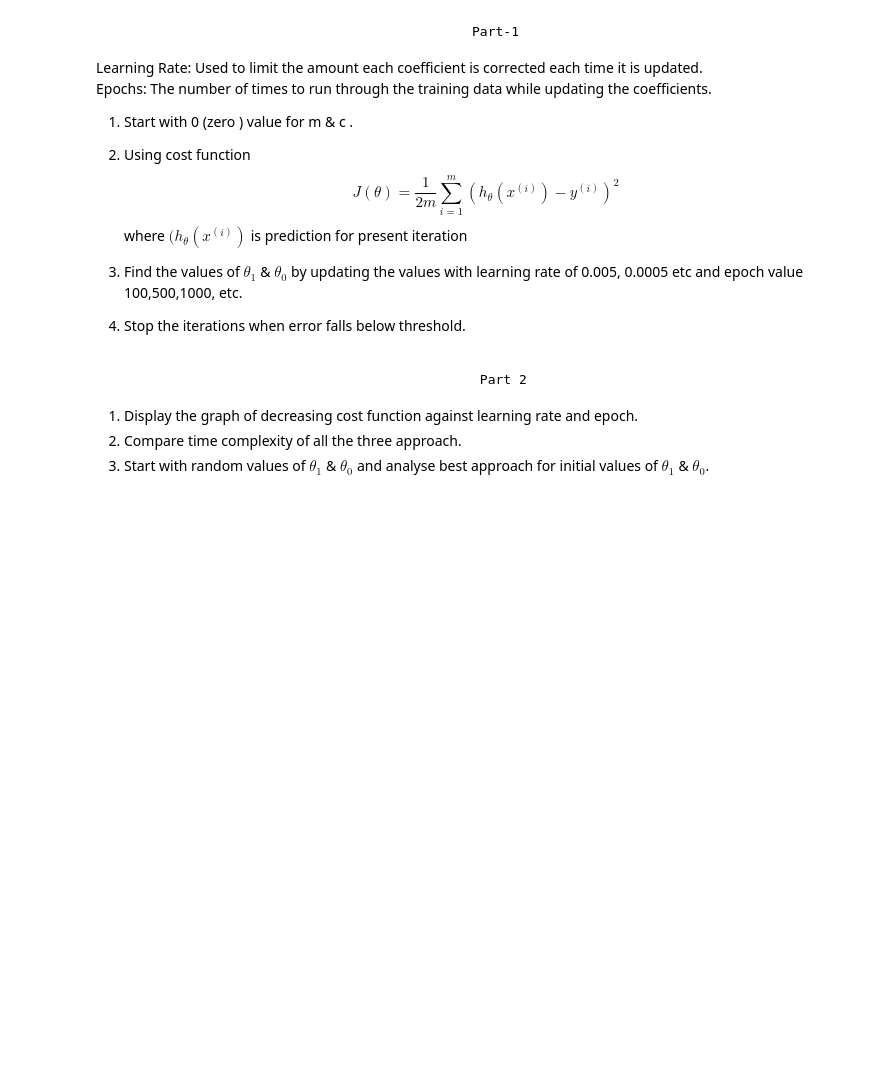
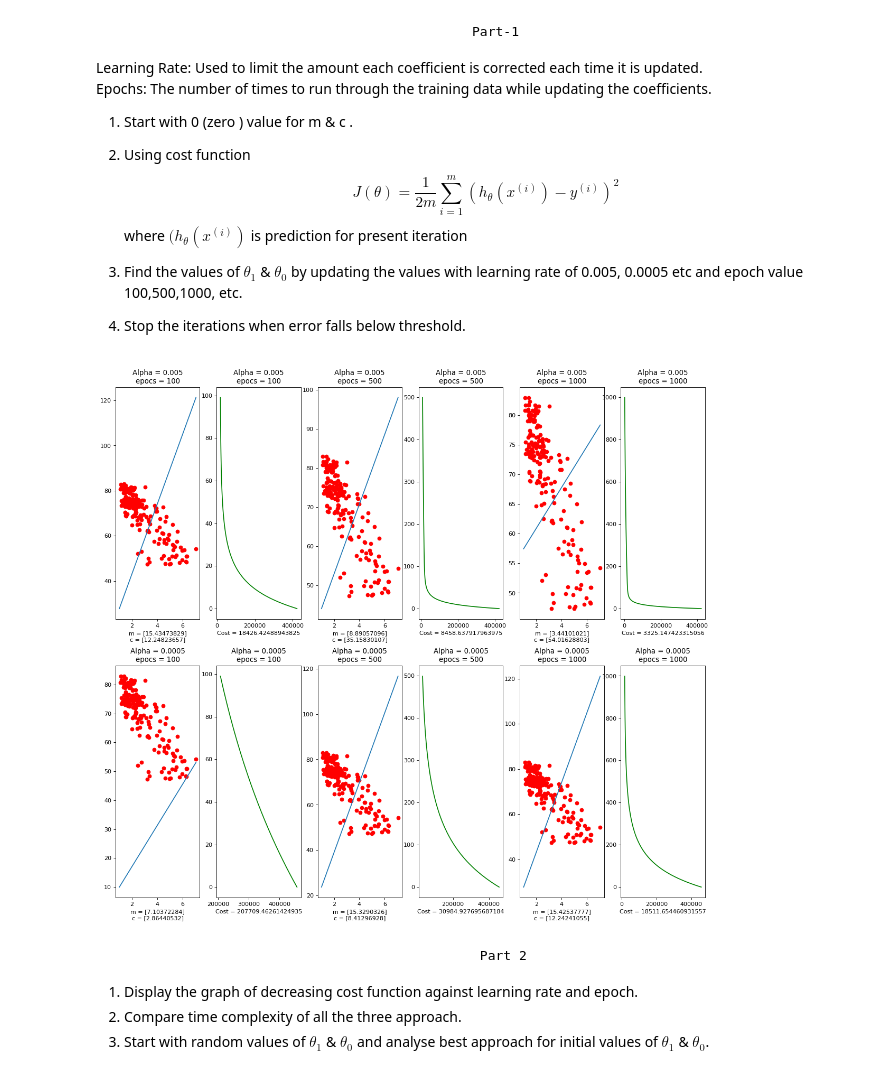
Before and after one commit to kletech-socs/ML-2018-19, a Jupyter notebook: Lab 2/Linear-Regression-Assignment.ipynb, the cells around one changed output. Saved outputs shown, nothing was run; the diff lists cells and outputs as text; code cells hidden in the pictures; blank space fills up the shorter version.

```diff
--- a/Lab 2/Linear-Regression-Assignment.ipynb
+++ b/Lab 2/Linear-Regression-Assignment.ipynb
@@ -18,3 +30,48 @@ Epochs: The number of times to run through the training data while updating the
+# %%
+X=np.c_[np.ones(data.shape[0]),data['Birth rate']]
+#X
+# %%
+y = np.array(data['Life expectancy'])
+y = np.reshape(y, (190,1))
+#y.shape
+# %%
+def h(X,theta):
+    return (X @ theta)
+# %%
+def gradientDescent(X, y, theta, alpha, itern):
+    m=np.size(y)
+    J=[]
+    for i in range(itern):
+        theta=theta - (alpha/m)*   (X.T @  (h(X, theta)-y)  )
+        J.append((np.sum((X @ theta)-y)**2)/(2*m))
+    return theta, J
+# %%
+
+m=np.size(y)
+alpha = [0.005, 0.0005]
+epocs = [100, 500, 1000]
+xs = np.linspace(np.min(X),np.max(X),2)
+
+fig=plt.figure(figsize=(18, 16), dpi= 80, facecolor='w', edgecolor='k')
+
+for i in range(len(alpha)):
+    for j in range(len(epocs)):
+        theta = np.zeros([2,1])
+        theta, J =gradientDescent(X,y,theta, alpha=alpha[i], itern=epocs[j])
+
+        plt.subplot(2, 6, 6*i+2*j+1)
+        plt.plot(X[:,1],y,'ro')
+        plt.xlabel("m = {}\nc = {}".format(theta[1], theta[0]))
+        ys = theta[0]+xs*theta[1]
+        plt.title("Alpha = {}\nepocs = {}".format(alpha[i], epocs[j]))
+        plt.plot(xs,ys)
+
+        plt.subplot(2, 6, 6*i+2*j+2)
+        plt.xlabel("Cost = {}".format(J[-1]))
+        plt.title("Alpha = {}\nepocs = {}".format(alpha[i], epocs[j]))
+        plt.plot(J,range(epocs[j]),'g')
+# %% [output]
+[figure, added]
 # %% [markdown]
                                                    Part 2
 1. Display the graph of decreasing cost function against learning rate and epoch.
```
Also changed, not shown: parts of 5 cells of this notebook.
